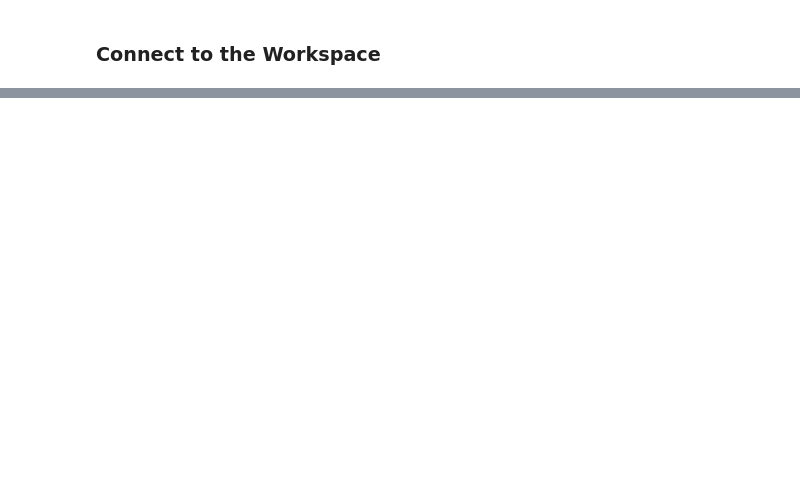
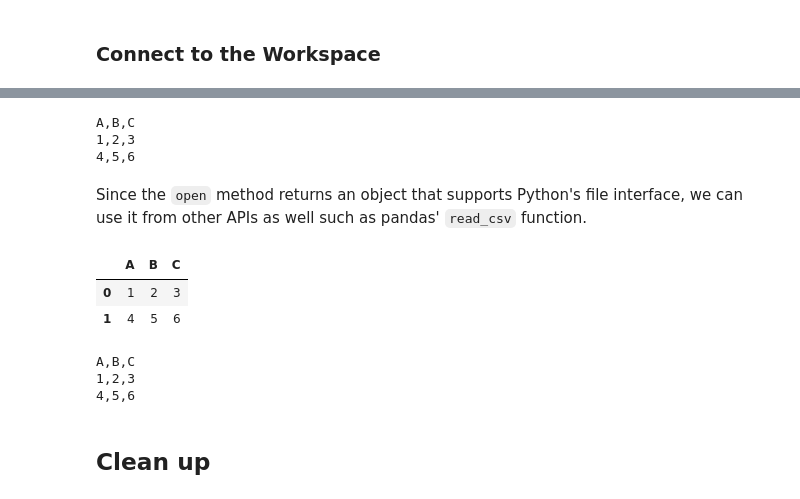
Before and after one commit to singlestore-labs/singlestoredb-python, a Jupyter notebook: examples/getting-started.ipynb, the cells around one changed output, grey strips where cells are left out. Cells and saved outputs as stored; diff of their text form; code cells hidden in the pictures; blank space fills up the shorter version.

```diff
--- a/examples/getting-started.ipynb
+++ b/examples/getting-started.ipynb
@@ -371,0 +447,31 @@ wg.terminate()
+# %%
+print(wg.stages.download('stage_open_test.csv', encoding='utf-8'))
+# %% [output]
+A,B,C
+1,2,3
+4,5,6
+# %% [markdown]
+Since the `open` method returns an object that supports Python's file interface, we can use
+it from other APIs as well such as pandas' `read_csv` function.
+# %%
+import pandas as pd
+
+with wg.stages.open('stage_open_test.csv', 'r') as rfile:
+    df = pd.read_csv(rfile)
+
+df
+# %% [output]
+|  | A | B | C |
+| 0 | 1 | 2 | 3 |
+| 1 | 4 | 5 | 6 |
+# %%
+with wg.stages.open('stage_pandas_test.csv', 'w') as wfile:
+    df.to_csv(wfile, index=False)
+
+print(wg.stages.download('stage_pandas_test.csv', encoding='utf-8'))
+# %% [output]
+A,B,C
+1,2,3
+4,5,6
+# %% [markdown]
+## Clean up
```
Also changed, not shown: parts of 27 cells of this notebook, 1 other file.
